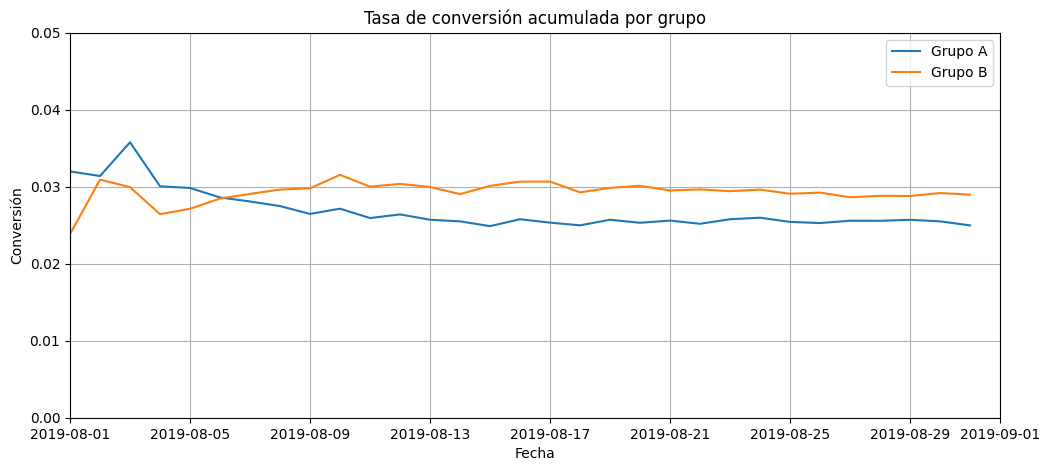
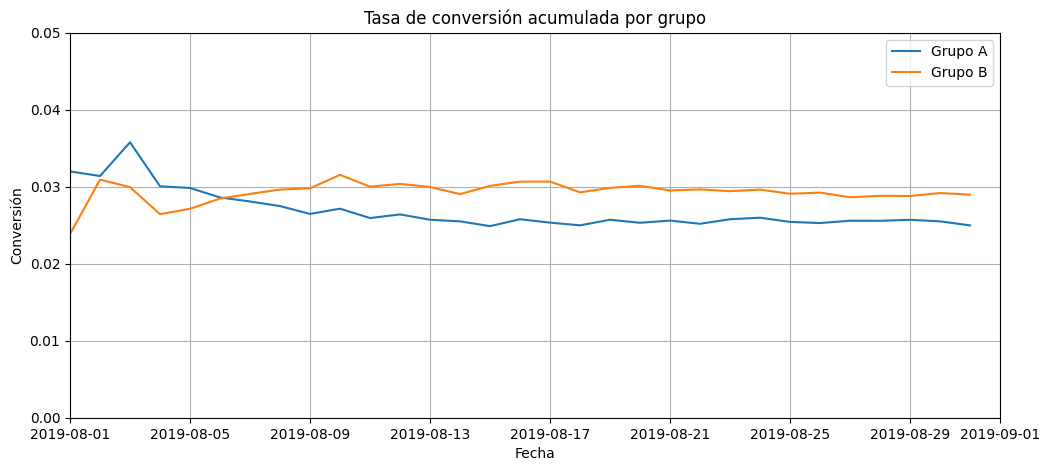
Unified diff of the notebook cell whose output changed from the first chart to the second:
--- before
+++ after
@@ -14,4 +14,5 @@
 plt.ylabel('Conversión')
 plt.legend()
+plt.savefig('images/05_conversion_acumulada_grupos.png', dpi=150, bbox_inches='tight')  # Guardar la figura en la carpeta 'images'
 plt.grid(True)
 

Commit: feat: Editar gráfico para mayor interpretación